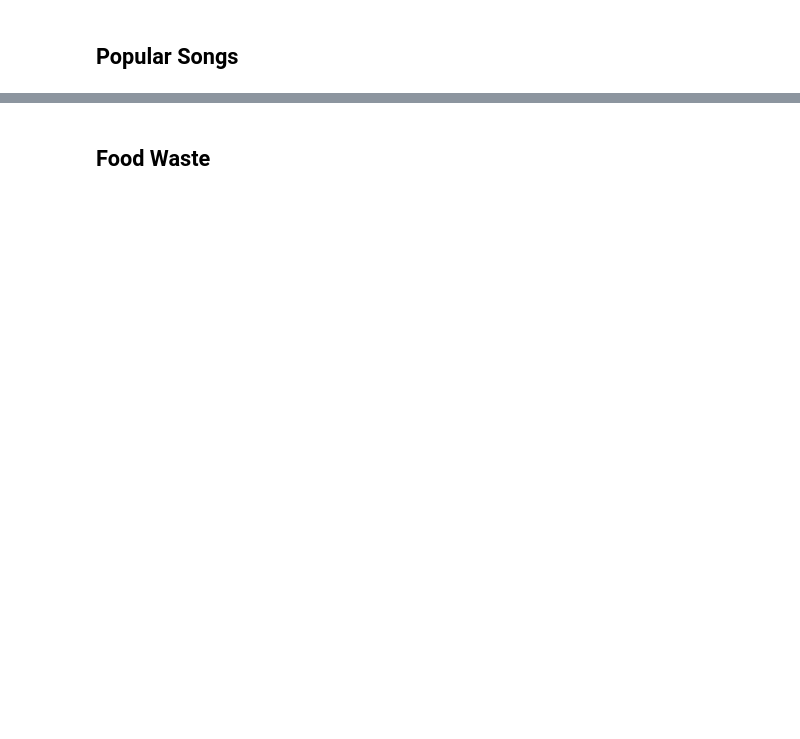
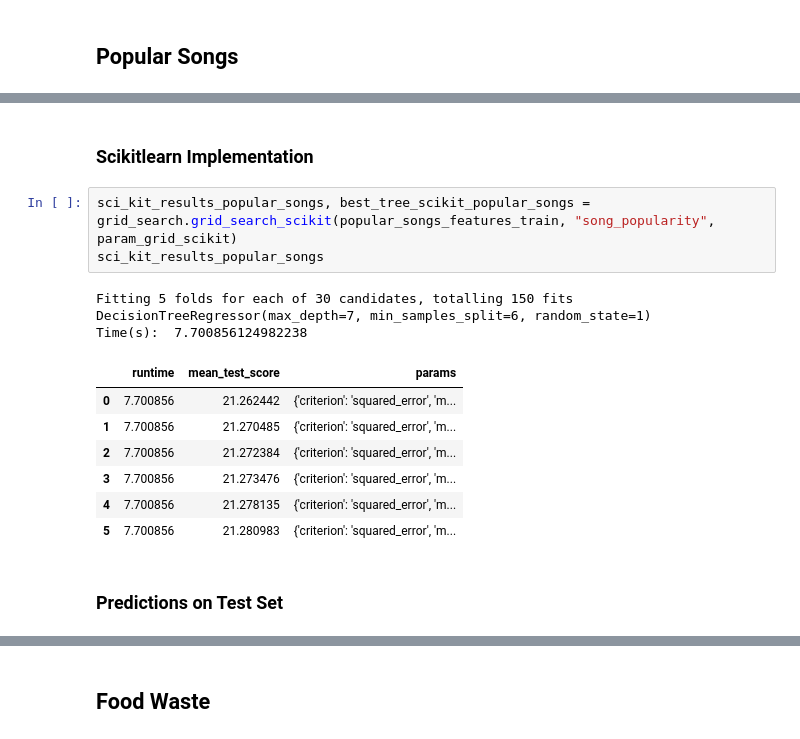
Before and after one commit to Esaiasson/Machine_learning_WS_2025, a Jupyter notebook: A2/final_results.ipynb, the cells around one changed output, grey strips where cells are left out. Saved outputs shown, nothing was run; the diff lists cells and outputs as text; blank space fills up the shorter version.

```diff
--- a/A2/final_results.ipynb
+++ b/A2/final_results.ipynb
@@ -197,0 +214,18 @@ print(f"College rank RMSE score on test set: {college_rank_rmse_reg_tree}")
+# %% [markdown]
+### Scikitlearn Implementation
+# %%
+sci_kit_results_popular_songs, best_tree_scikit_popular_songs = grid_search.grid_search_scikit(popular_songs_features_train, "song_popularity", param_grid_scikit)
+sci_kit_results_popular_songs
+# %% [output]
+Fitting 5 folds for each of 30 candidates, totalling 150 fits
+DecisionTreeRegressor(max_depth=7, min_samples_split=6, random_state=1)
+Time(s):  7.700856124982238
+|  | runtime | mean_test_score | params |
+| 0 | 7.700856 | 21.262442 | {'criterion': 'squared_error', 'm... |
+| 1 | 7.700856 | 21.270485 | {'criterion': 'squared_error', 'm... |
+| 2 | 7.700856 | 21.272384 | {'criterion': 'squared_error', 'm... |
+| 3 | 7.700856 | 21.273476 | {'criterion': 'squared_error', 'm... |
+| 4 | 7.700856 | 21.278135 | {'criterion': 'squared_error', 'm... |
+| 5 | 7.700856 | 21.280983 | {'criterion': 'squared_error', 'm... |
+# %% [markdown]
+### Predictions on Test Set
```
Also changed, not shown: parts of 36 cells of this notebook, 2 other files.
